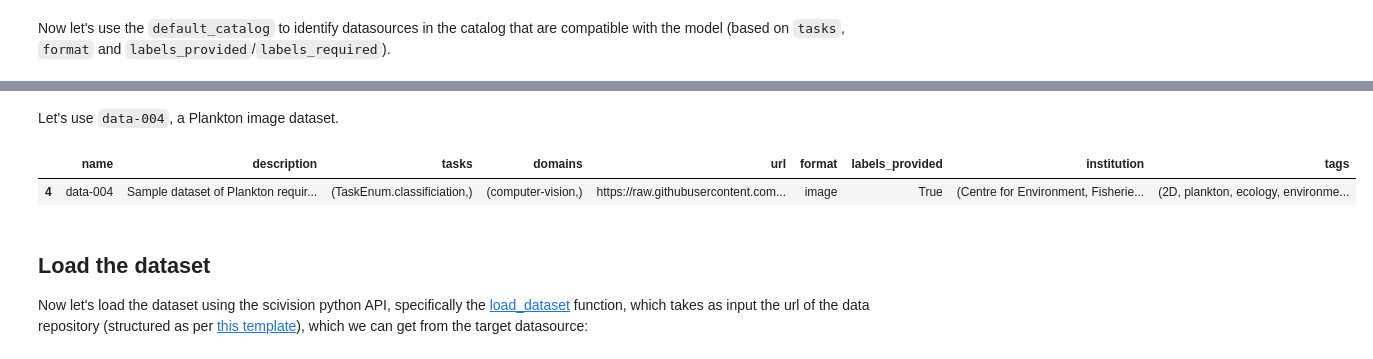
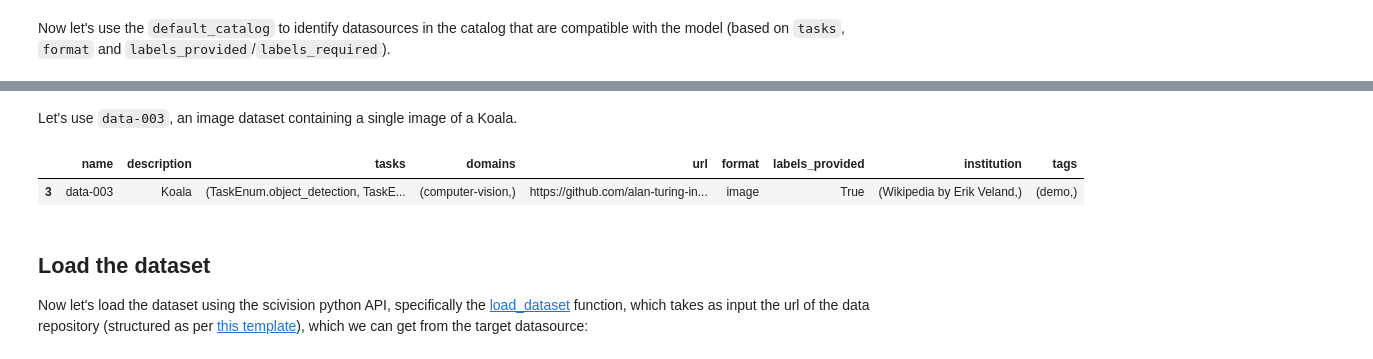
Before and after one commit to alan-turing-institute/scivision, a Jupyter notebook: examples/scivision-core-functionality.ipynb, the cells around one changed output, grey strips where cells are left out. Saved outputs shown, nothing was run; the diff lists cells and outputs as text; code cells hidden in the pictures.

Commit message:
revert to Koala and add extra model

```diff
--- a/examples/scivision-core-functionality.ipynb
+++ b/examples/scivision-core-functionality.ipynb
@@ -84,13 +88,13 @@ compatible_datasources
 | 4 | data-004 | Sample dataset of Plankton requir... | (TaskEnum.classificiation,) | (computer-vision,) | https://raw.githubusercontent.com... | image | True | (Centre for Environment, Fisherie... | (2D, plankton, ecology, environme... |
 | 5 | data-005 | Sample dataset of satellite image... | (TaskEnum.classificiation, TaskEn... | (computer-vision, earth-observati... | https://github.com/MartinSJRogers... | image | False | (Cambridge University,) | (2D, satellite, remote-sensing, e... |
 # %% [markdown]
-Let's use `data-004`, a Plankton image dataset.
+Let's use `data-003`, an image dataset containing a single image of a Koala.
 # %%
-target_datasource = compatible_datasources.loc[compatible_datasources['name'] == 'data-004']
+target_datasource = compatible_datasources.loc[compatible_datasources['name'] == 'data-003']
 target_datasource
 # %% [output]
 |  | name | description | tasks | domains | url | format | labels_provided | institution | tags |
-| 4 | data-004 | Sample dataset of Plankton requir... | (TaskEnum.classificiation,) | (computer-vision,) | https://raw.githubusercontent.com... | image | True | (Centre for Environment, Fisherie... | (2D, plankton, ecology, environme... |
+| 3 | data-003 | Koala | (TaskEnum.object_detection, TaskE... | (computer-vision,) | https://github.com/alan-turing-in... | image | True | (Wikipedia by Erik Veland,) | (demo,) |
 # %% [markdown]
 ## Load the dataset
 
```
Also changed, not shown: parts of 10 cells of this notebook.
